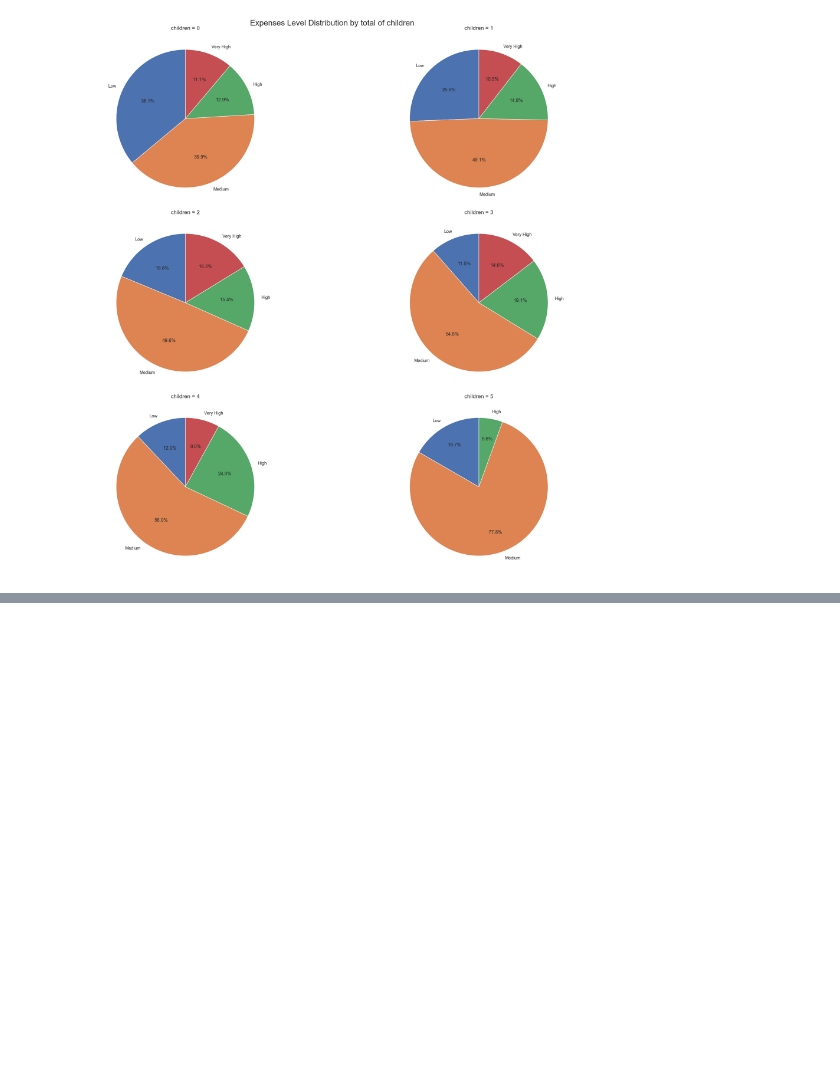
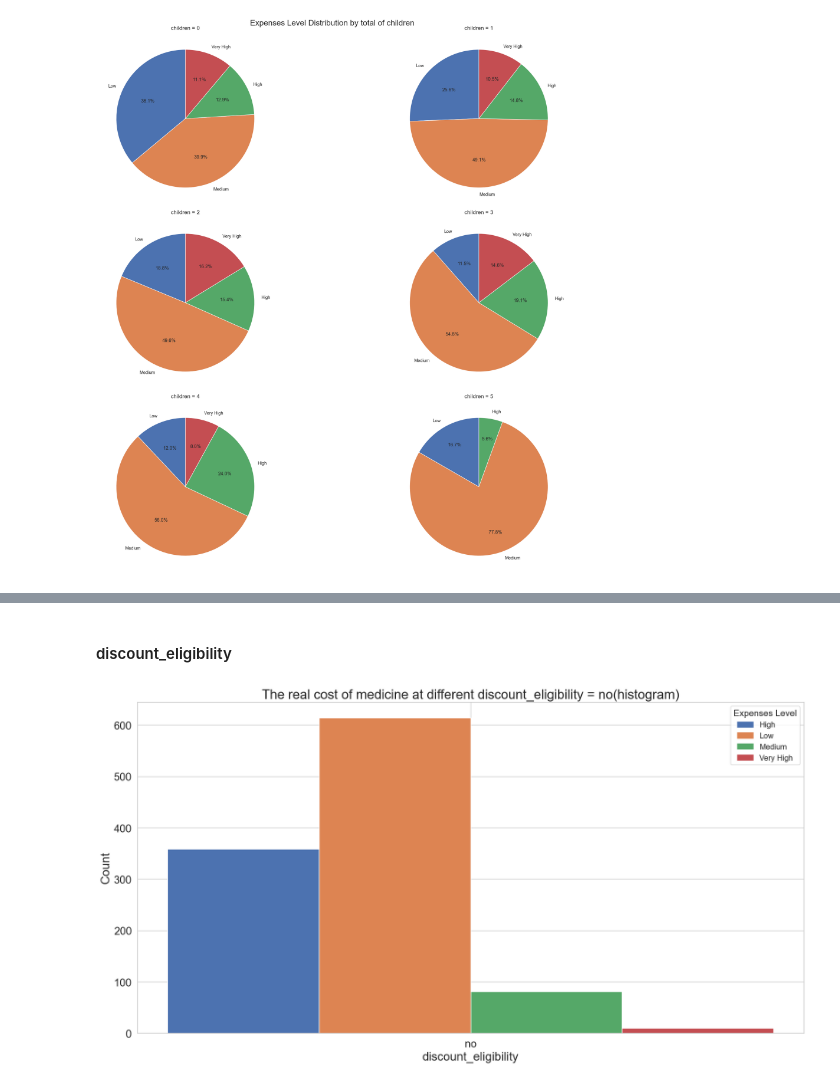
Before and after one commit to HosseinHeydari2004/medical-Insurance-EDA-and-Prediction, a Jupyter notebook: Notebook/Medical_Insurance_Hossein_Heydari.ipynb, the cells around one changed output, grey strips where cells are left out. Drawn from its saved outputs; the diff is of its cells as text; code cells hidden in the pictures; blank space fills up the shorter version.

```diff
--- a/Notebook/Medical_Insurance_notebook.ipynb
+++ b/Notebook/Medical_Insurance_Hossein_Heydari.ipynb
@@ -688,0 +700,30 @@ plt.show()
+# %% [markdown]
+#### discount_eligibility
+# %%
+plt.figure(figsize=(20, 10), dpi=120)
+discount_eligibility0 = df[df["discount_eligibility"] == "no"]
+ax = sns.histplot(
+    data=discount_eligibility0,
+    x="discount_eligibility",
+    hue="expenses_Level",
+    fill=True,
+    multiple="dodge",
+    bins=100,
+    legend=True,
+    alpha=1,
+
+)
+plt.title(label="The real cost of medicine at different discount_eligibility = no(histogram)", fontsize=22)
+plt.xlabel(xlabel="discount_eligibility", fontsize=20)
+plt.ylabel(ylabel="Count", fontsize=20)
+plt.tick_params(axis="both", labelsize=18)
+levels = df["expenses_Level"].unique()
+handles = [
+    plt.Rectangle((0, 0), 1, 1, color=c)
+    for c in sns.color_palette(n_colors=len(levels))
+]
+
+ax.legend(handles, levels, title="Expenses Level", fontsize=13, title_fontsize=15)
+plt.show()
+# %% [output]
+[figure, added]
```
Also changed, not shown: parts of 4 cells of this notebook.
